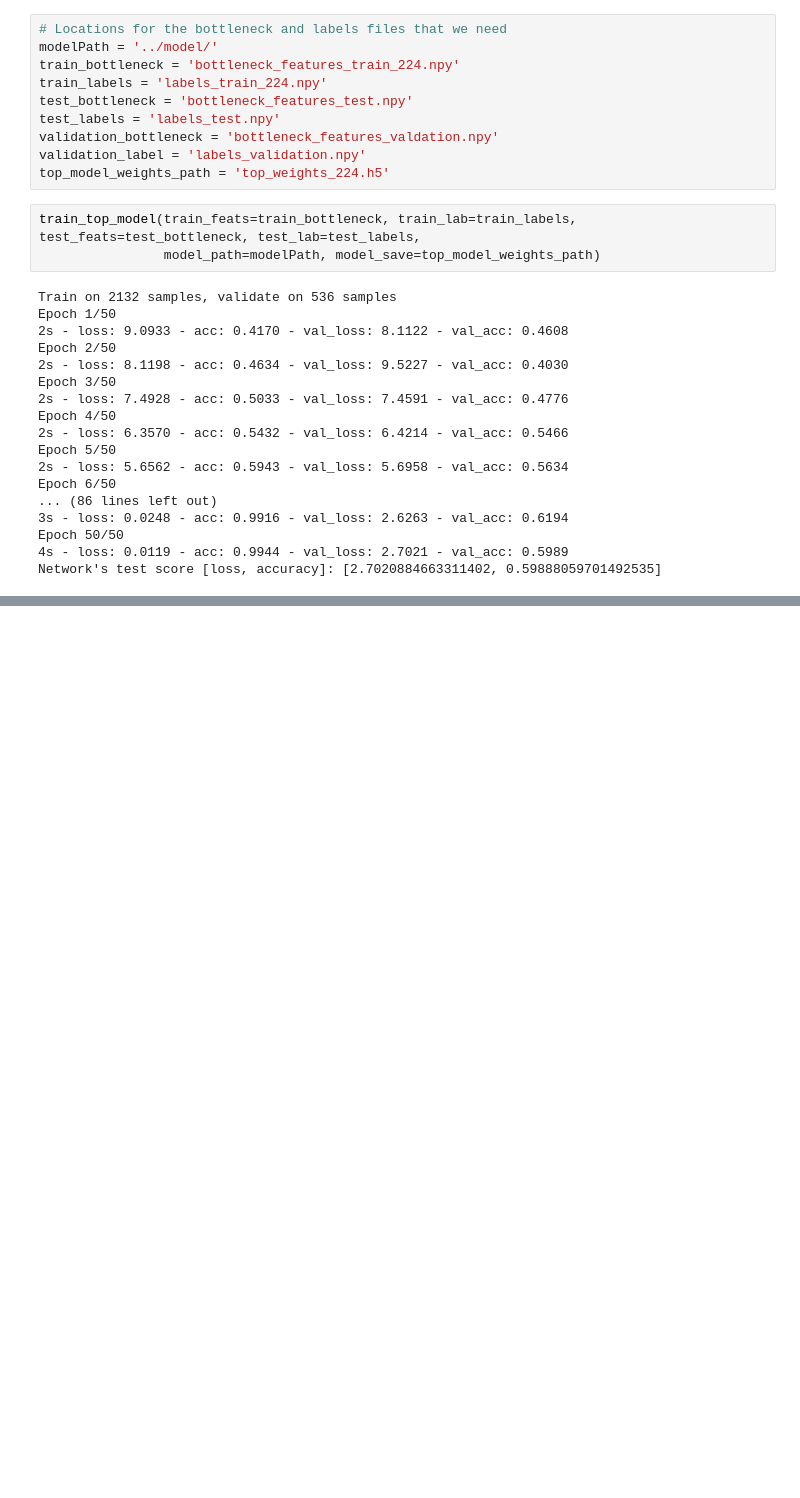
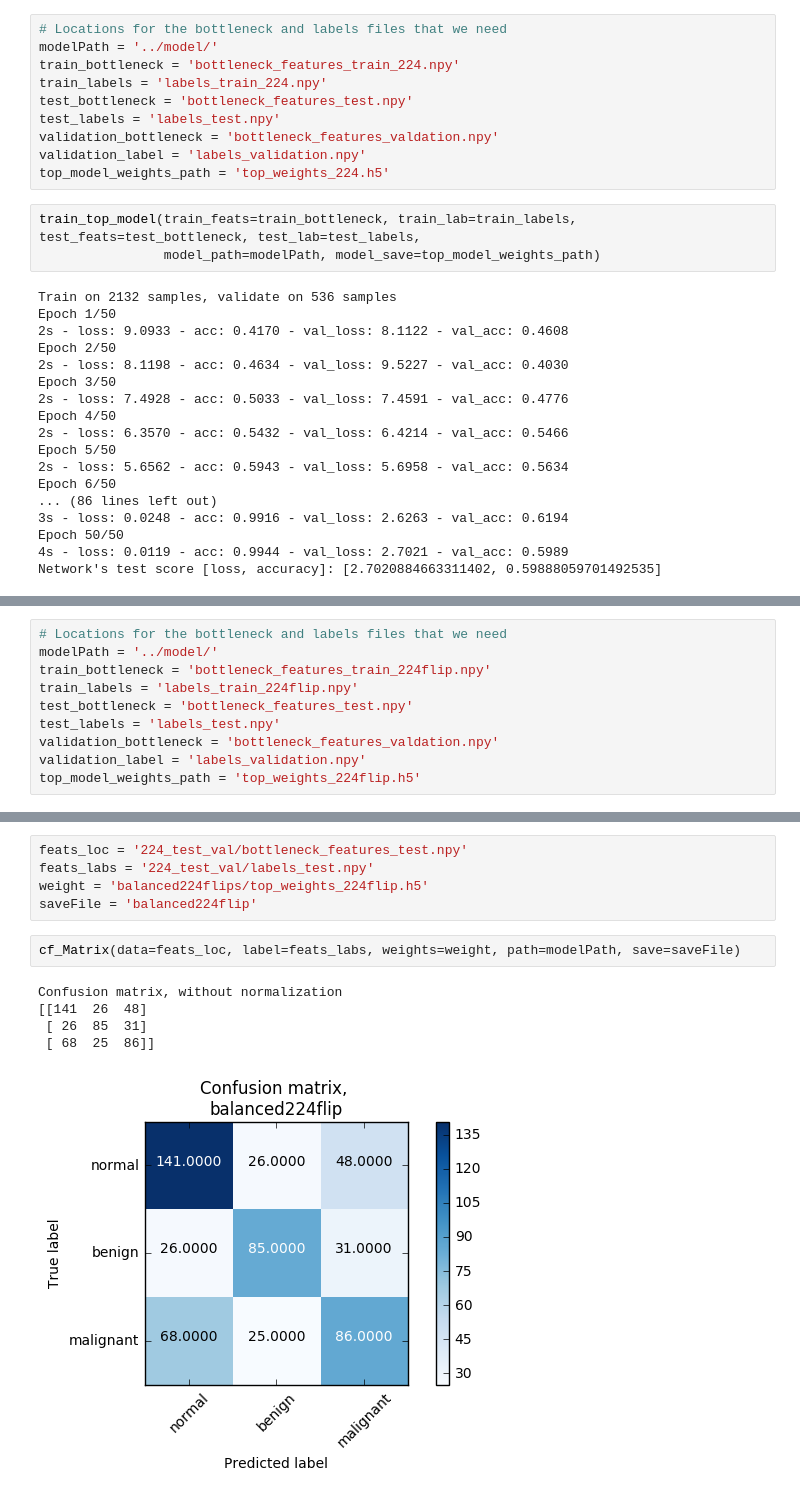
Before and after one commit to jnarhan/Breast_Cancer, a Jupyter notebook: src/models/VGG16_BC_Model.ipynb, the cells around one changed output, grey strips where cells are left out. Saved outputs shown, nothing was run; the diff lists cells and outputs as text; blank space fills up the shorter version.

```diff
--- a/src/models/VGG16_BC_Model.ipynb
+++ b/src/models/VGG16_BC_Model.ipynb
@@ -349,0 +466,10 @@ Network's test score [loss, accuracy]: [2.7020884663311402, 0.59888059701492535]
+# %%
+# Locations for the bottleneck and labels files that we need
+modelPath = '../model/'
+train_bottleneck = 'bottleneck_features_train_224flip.npy'
+train_labels = 'labels_train_224flip.npy'
+test_bottleneck = 'bottleneck_features_test.npy'
+test_labels = 'labels_test.npy'
+validation_bottleneck = 'bottleneck_features_valdation.npy'
+validation_label = 'labels_validation.npy'
+top_model_weights_path = 'top_weights_224flip.h5'
@@ -349,0 +497,13 @@ Network's test score [loss, accuracy]: [2.7020884663311402, 0.59888059701492535]
+# %%
+feats_loc = '224_test_val/bottleneck_features_test.npy'
+feats_labs = '224_test_val/labels_test.npy'
+weight = 'balanced224flips/top_weights_224flip.h5'
+saveFile = 'balanced224flip'
+# %%
+cf_Matrix(data=feats_loc, label=feats_labs, weights=weight, path=modelPath, save=saveFile)
+# %% [output]
+Confusion matrix, without normalization
+[[141  26  48]
+ [ 26  85  31]
+ [ 68  25  86]]
+[figure, added]
```
Also changed, not shown: parts of 32 cells of this notebook.
